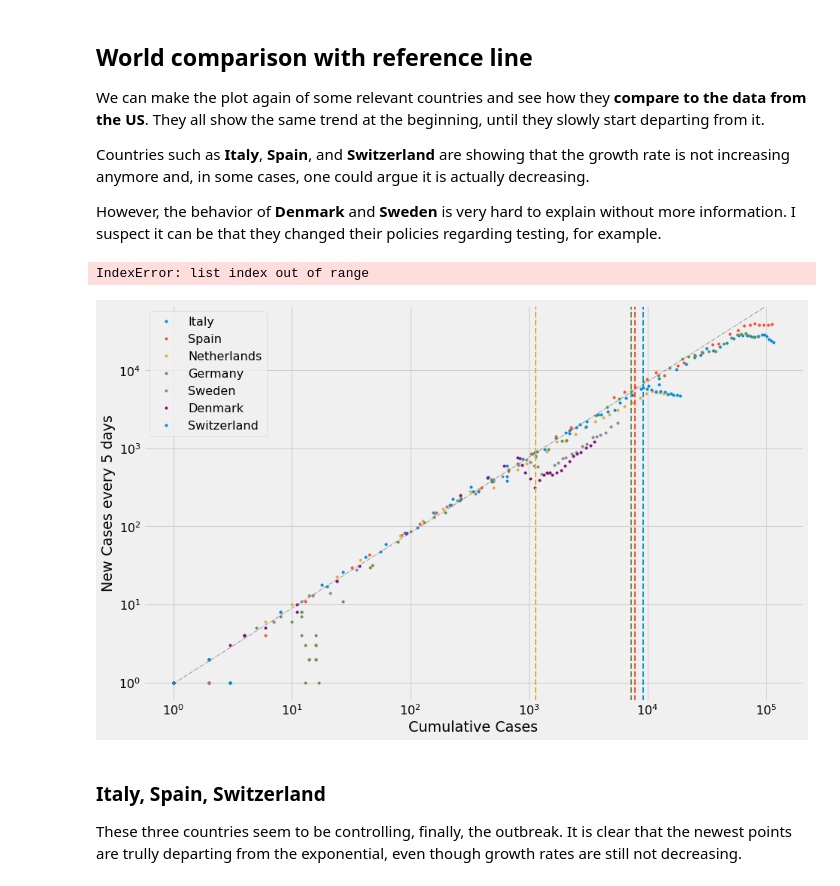
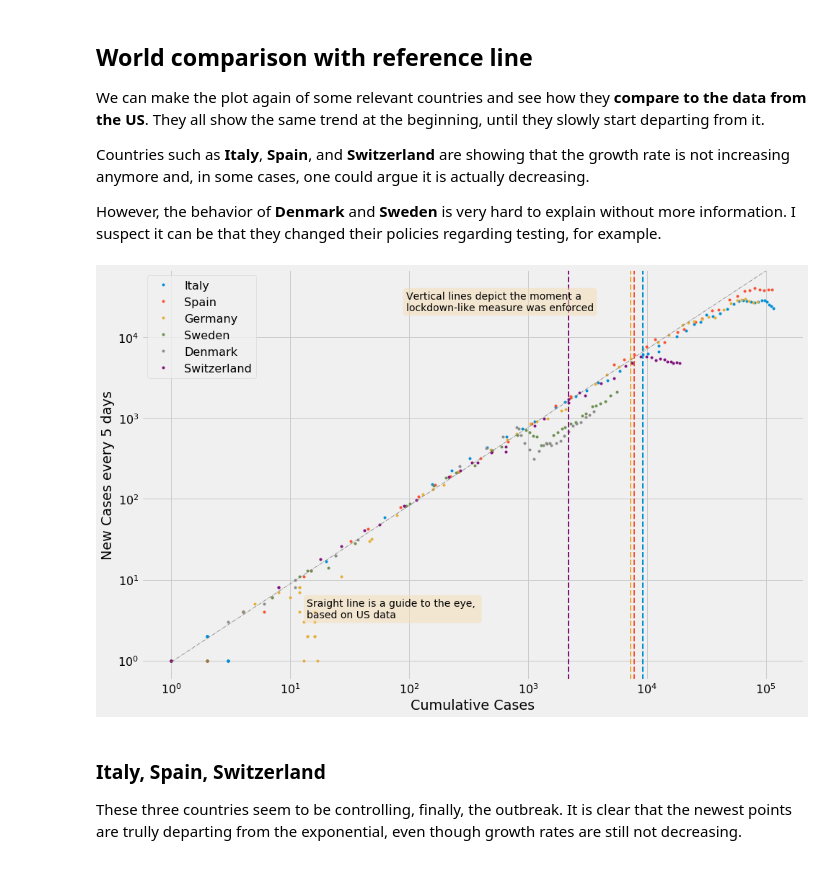
Before and after one commit to aquilesC/Covid-19-Jupyter-Notebook, a Jupyter notebook: Covid_Time_Series.ipynb, the cells around one changed output. Cells and saved outputs as stored; diff of their text form; code cells hidden in the pictures.

```diff
--- a/Covid_Time_Series.ipynb
+++ b/Covid_Time_Series.ipynb
@@ -37,6 +37,8 @@ plt.rcParams["figure.figsize"] = (14,9)
 plt.style.use('fivethirtyeight')
 mpl.rcParams['lines.linewidth'] = 2
 mpl.rcParams['font.size'] = 16
+
+colors = iter(plt.rcParams['axes.prop_cycle'])
 # %% [markdown]
 ## Saving figures
 I will use the parameter below to save the figures generated in this notebook. Every time a figure is generated, there will be an extra if-statement. This is useful when running the entire notebook just to make a new version of the plots with the data available
@@ -324,9 +338,11 @@ ax.legend([
     'Italia (referencia temporal)',
     f'Argentina - {time_shifts["Argentina"]}$\,$días',
 ])
-ax.axvline(x=lockdowns['Italy'], linestyle='--')
-ax.axvline(x=lockdowns['Argentina']-pd.to_timedelta(time_shifts['Argentina'], unit='d'), color='#348ABD', linestyle='--')
+colors = iter(plt.rcParams['axes.prop_cycle'])
+ax.axvline(x=lockdowns['Italy'], linestyle='--', color=next(colors)['color'])
+ax.axvline(x=lockdowns['Argentina']-pd.to_timedelta(time_shifts['Argentina'], unit='d'), color=next(colors)['color'], linestyle='--')
 ax.set_ylabel('Casos Acumulados')
 if SAVE_FIGURES:
+    plt.tight_layout()
     plt.savefig('Figures/Es/Argentina_Italy_log_lin_with_lockdowns.png')
 # %% [output]
@@ -341,9 +357,11 @@ ax.legend([
     'Italy (reference timeline)',
     f'Argentina - {time_shifts["Argentina"]}$\,$days',
 ])
-ax.axvline(x=lockdowns['Italy'], linestyle='--')
-ax.axvline(x=lockdowns['Argentina']-pd.to_timedelta(time_shifts['Argentina'], unit='d'), color='#348ABD', linestyle='--')
+colors = iter(plt.rcParams['axes.prop_cycle'])
+ax.axvline(x=lockdowns['Italy'], linestyle='--', color=next(colors)['color'])
+ax.axvline(x=lockdowns['Argentina']-pd.to_timedelta(time_shifts['Argentina'], unit='d'), color=next(colors)['color'], linestyle='--')
 ax.set_ylabel('Cumulative Cases')
 if SAVE_FIGURES:
+    plt.tight_layout()
     plt.savefig('Figures/Argentina_Italy_lin_lin_with_lockdowns.png')
 # %% [output]
@@ -389,0 +413,21 @@ if SAVE_FIGURES:
+# %%
+countries = ['Netherlands', 'Germany', 'Spain', 'US', 'Italy']
+ax = doubling_times_5_day[countries].plot()
+ylim = ax.get_ylim()
+ax.set_ylabel('Doubling time (days)')
+title_text = 'Doubling time of the total number of cases, using previous 5 days data'
+ax.set_ylim(ylim)
+ax.set_xlim(datetime(2020,3,7), datetime.today())
+ax.set_ylim(0, 20)
+for i, country in enumerate(countries):
+    if country in lockdowns:
+        ax.axvline(x=lockdowns[country], linestyle='--', color=list(plt.rcParams['axes.prop_cycle'])[i]['color'])
+lockdown_text = 'Vertical lines depict the moment a \nlockdown-like measure was enforced'
+props = dict(boxstyle='round', facecolor='wheat', alpha=0.5)
+t1 = ax.text(.1, .8, lockdown_text, transform=ax.transAxes, fontsize=14, bbox=props)
+
+ax.text(0.5, 1.02, title_text, transform=ax.transAxes, horizontalalignment='center', fontsize=16)
+ax.legend(countries, loc='upper right')
+if SAVE_FIGURES:
+    plt.tight_layout()
+    plt.savefig('Figures/Doubling_Time_Net_Ger_Spa_US_Ita_10_day.png')
@@ -499,36 +549,39 @@ Countries such as **Italy**, **Spain**, and **Switzerland** are showing that the
 
 However, the behavior of **Denmark** and **Sweden** is very hard to explain without more information. I suspect it can be that they changed their policies regarding testing, for example.
 # %%
-countries = ['Italy', 'Spain', 'Netherlands', 'Germany', 'Sweden', 'Denmark', 'Switzerland']
+countries = ['Italy', 'Spain', 'Germany', 'Sweden', 'Denmark', 'Switzerland']
 fig, ax = plt.subplots(1)
 for country in countries:
     ax.plot(sick_data[country], new_cases_5_days[country],  '.')
 ax.set_ylabel('New Cases every 5 days')
 ax.set_xlabel('Cumulative Cases')
 ax.set_yscale('log')
 ax.set_xscale('log')
 xlim = ax.get_xlim()
 ylim = ax.get_ylim()
 ax.plot((1, 1E6), 10**np.polyval(us_fit, (0, 6)), '-.', linewidth=.8, color='grey')
 ax.set_xlim(xlim)
 ax.set_ylim(ylim)
 ax.legend(countries)
 
+colors = iter(plt.rcParams['axes.prop_cycle'])
+
 for i, country in enumerate(countries):
+    color = next(colors)['color']
     if country in lockdowns:
         ld = sick_data[country][lockdowns[country]]
-        ax.axvline(x=ld, linestyle='--', color=list(plt.rcParams['axes.prop_cycle'])[i]['color'])
+        ax.axvline(x=ld, linestyle='--', color=color)
 
 props = dict(boxstyle='round', facecolor='wheat', alpha=0.5)
 text = 'Sraight line is a guide to the eye, \nbased on US data'
 t = ax.text(.25, .15, text, transform=ax.transAxes, fontsize=14, bbox=props)
 lockdown_text = 'Vertical lines depict the moment a \nlockdown-like measure was enforced'
 t1 = ax.text(.4, .9, lockdown_text, transform=ax.transAxes, fontsize=14, bbox=props)
 if SAVE_FIGURES:
+    plt.tight_layout()
     plt.savefig('Figures/Europe_Log_Log_New_Cumulative_5_days.png')
 # %% [output]
-IndexError: list index out of range
-[figure, old version]
+[figure, new version]
 # %% [markdown]
 ### Italy, Spain, Switzerland
 These three countries seem to be controlling, finally, the outbreak. It is clear that the newest points are trully departing from the exponential, even though growth rates are still not decreasing.
```
Also changed, not shown: parts of 59 cells of this notebook, 51 other files.
